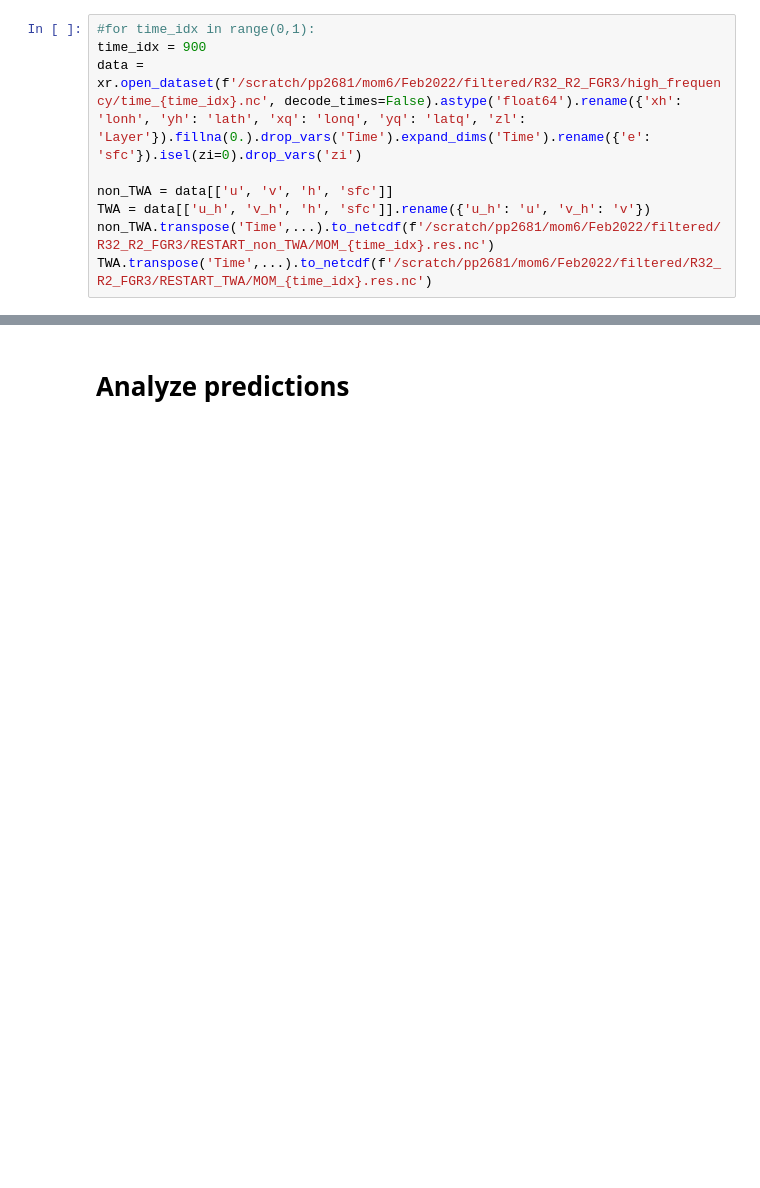
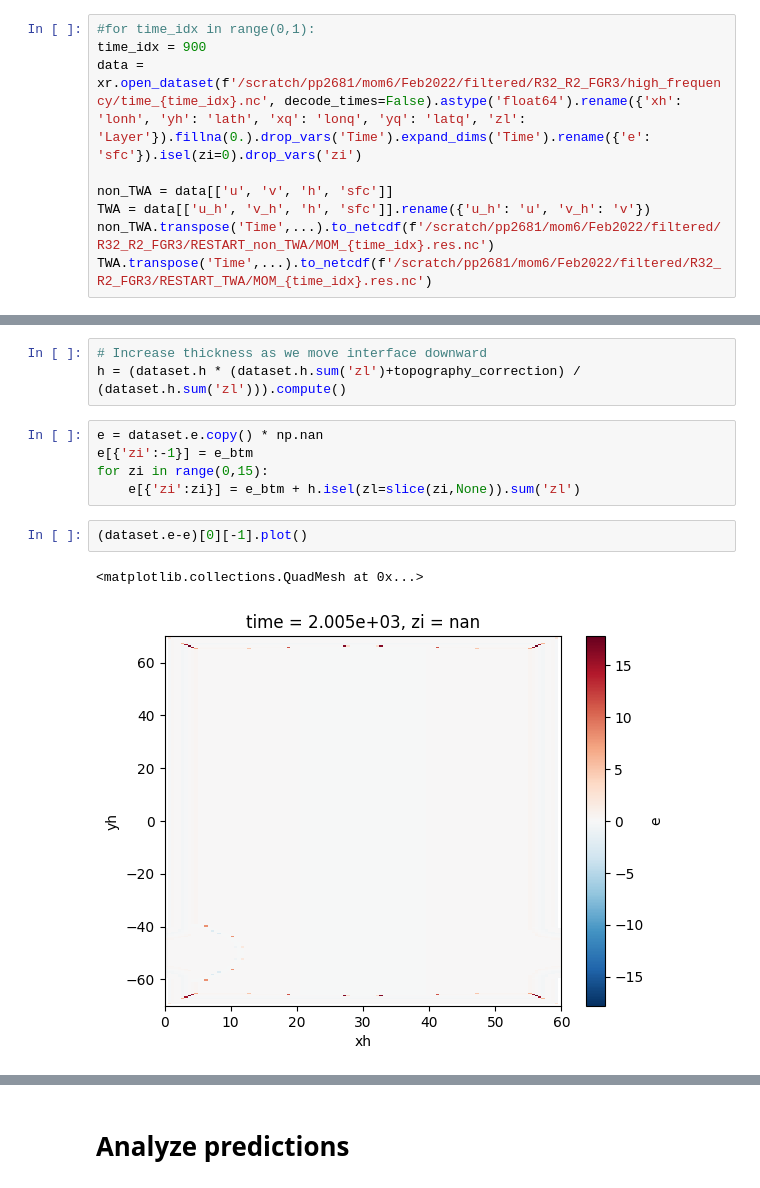
Before and after one commit to m2lines/calibration-MOM6, a Jupyter notebook: notebooks/RESTART_FILE.ipynb, the cells around one changed output, grey strips where cells are left out. Cells and saved outputs as stored; diff of their text form; blank space fills up the shorter version.

```diff
--- a/notebooks/RESTART_FILE.ipynb
+++ b/notebooks/RESTART_FILE.ipynb
@@ -123,0 +139,13 @@ TWA.transpose('Time',...).to_netcdf(f'/scratch/pp2681/mom6/Feb2022/filtered/R32_
+# %%
+# Increase thickness as we move interface downward
+h = (dataset.h * (dataset.h.sum('zl')+topography_correction) / (dataset.h.sum('zl'))).compute()
+# %%
+e = dataset.e.copy() * np.nan
+e[{'zi':-1}] = e_btm
+for zi in range(0,15):
+    e[{'zi':zi}] = e_btm + h.isel(zl=slice(zi,None)).sum('zl')
+# %%
+(dataset.e-e)[0][-1].plot()
+# %% [output]
+<matplotlib.collections.QuadMesh at 0x...>
+[figure, added]
```
Also changed, not shown: parts of 14 cells of this notebook, 4 other files.
